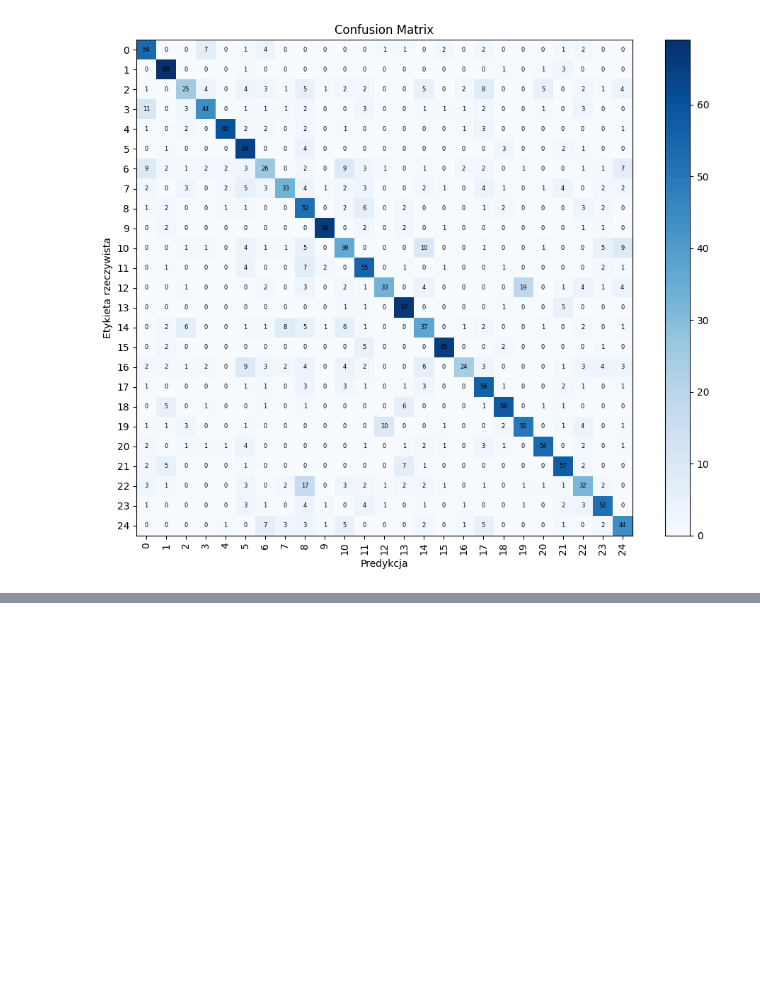
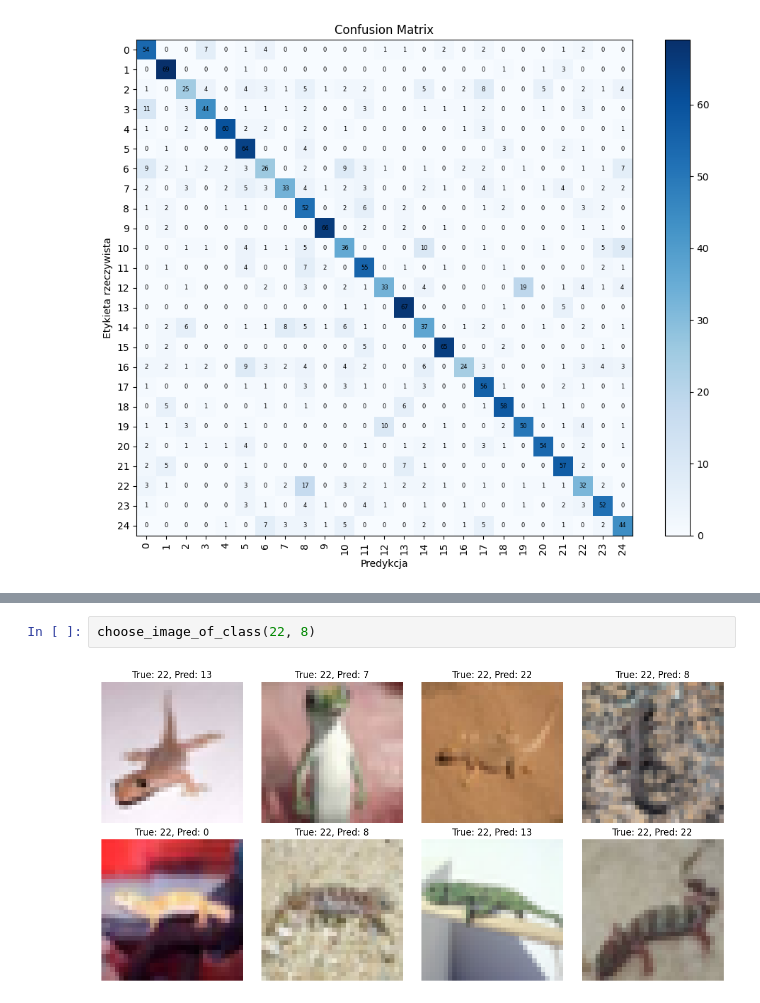
Before and after one commit to Qertal/studia, a Jupyter notebook: SIECINEURONOWE20252026/20260311/SNiUG_MS_Zadanie_1.ipynb, the cells around one changed output, grey strips where cells are left out. Drawn from its saved outputs; the diff is of its cells as text; blank space fills up the shorter version.

```diff
--- a/SIECINEURONOWE20252026/20260311/SNiUG_MS_Zadanie_1.ipynb
+++ b/SIECINEURONOWE20252026/20260311/SNiUG_MS_Zadanie_1.ipynb
@@ -937,0 +929,4 @@ Kształt wag: (3, 3, 3, 64)
+# %%
+choose_image_of_class(22, 8)
+# %% [output]
+[figure, added]
```
Also changed, not shown: parts of 13 cells of this notebook, 4 other files.
